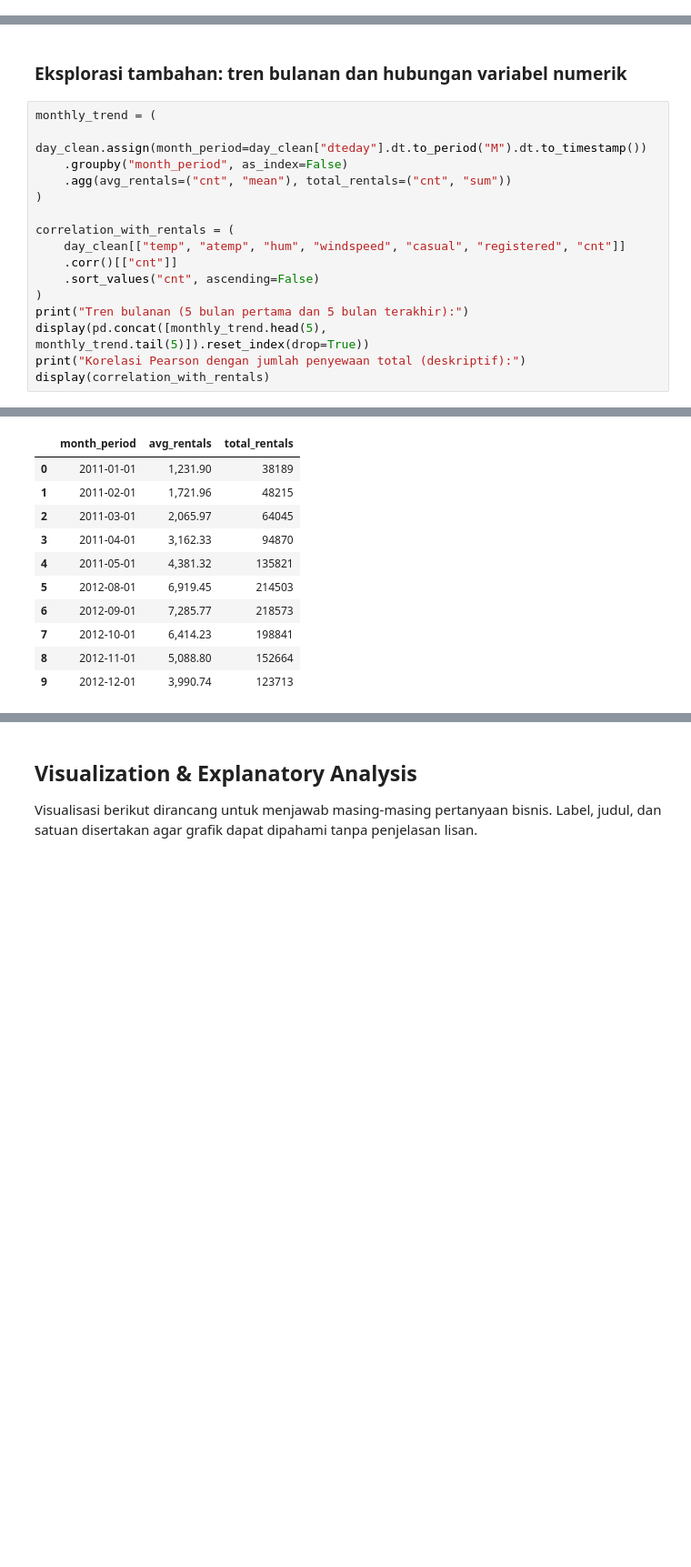
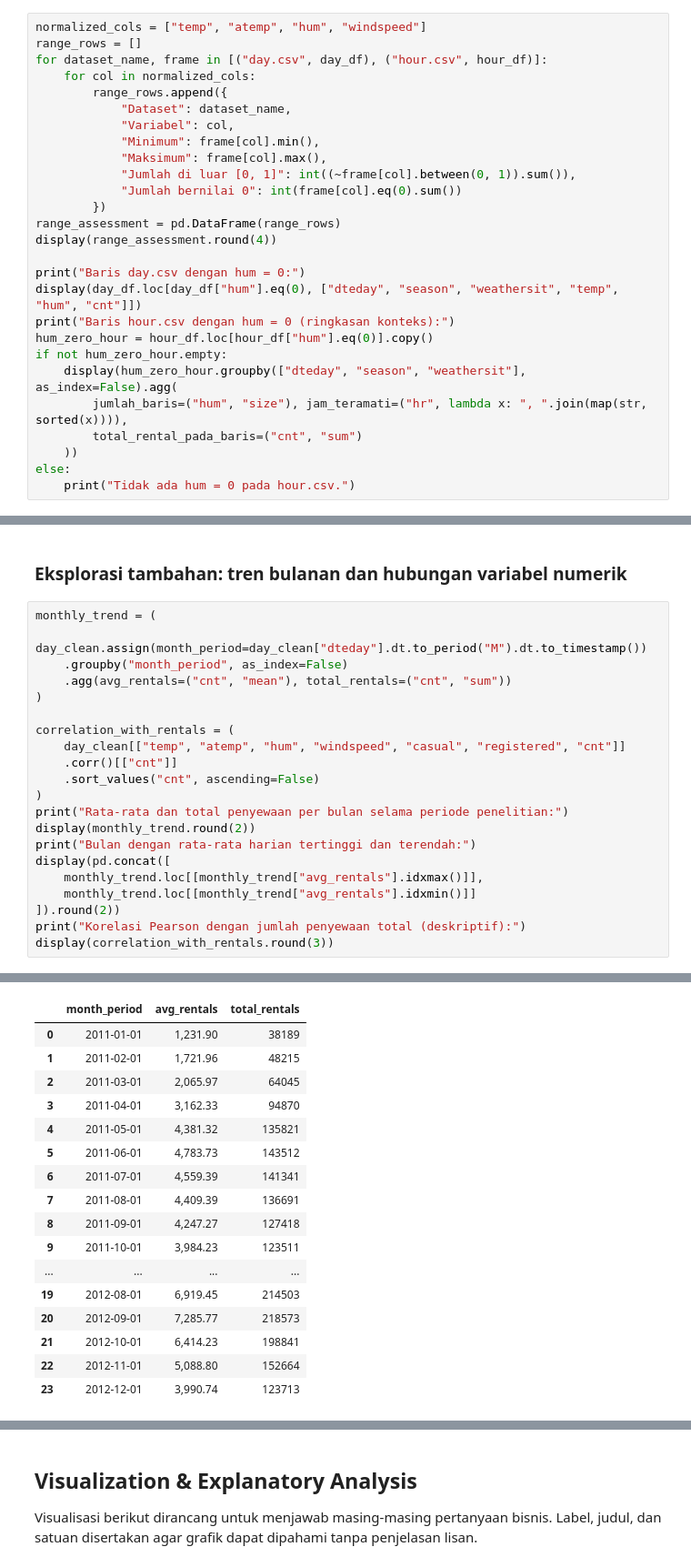
Before and after one commit to alpucado/bike-sharing-analytics, a Jupyter notebook: Proyek_Analisis_Data_Bike_Sharing.ipynb, the cells around one changed output, grey strips where cells are left out. Shown at 91% size. Cells and saved outputs as stored; diff of their text form; blank space fills up the shorter version.

```diff
--- a/Proyek_Analisis_Data_Bike_Sharing.ipynb
+++ b/Proyek_Analisis_Data_Bike_Sharing.ipynb
@@ -113,0 +196,27 @@ Pemeriksaan kualitas dilakukan terhadap kelengkapan, duplikasi, konsistensi nila
+# %%
+normalized_cols = ["temp", "atemp", "hum", "windspeed"]
+range_rows = []
+for dataset_name, frame in [("day.csv", day_df), ("hour.csv", hour_df)]:
+    for col in normalized_cols:
+        range_rows.append({
+            "Dataset": dataset_name,
+            "Variabel": col,
+            "Minimum": frame[col].min(),
+            "Maksimum": frame[col].max(),
+            "Jumlah di luar [0, 1]": int((~frame[col].between(0, 1)).sum()),
+            "Jumlah bernilai 0": int(frame[col].eq(0).sum())
+        })
+range_assessment = pd.DataFrame(range_rows)
+display(range_assessment.round(4))
+
+print("Baris day.csv dengan hum = 0:")
+display(day_df.loc[day_df["hum"].eq(0), ["dteday", "season", "weathersit", "temp", "hum", "cnt"]])
+print("Baris hour.csv dengan hum = 0 (ringkasan konteks):")
+hum_zero_hour = hour_df.loc[hour_df["hum"].eq(0)].copy()
+if not hum_zero_hour.empty:
+    display(hum_zero_hour.groupby(["dteday", "season", "weathersit"], as_index=False).agg(
+        jumlah_baris=("hum", "size"), jam_teramati=("hr", lambda x: ", ".join(map(str, sorted(x)))),
+        total_rental_pada_baris=("cnt", "sum")
+    ))
+else:
+    print("Tidak ada hum = 0 pada hour.csv.")
@@ -471,8 +836,13 @@ correlation_with_rentals = (
     .corr()[["cnt"]]
     .sort_values("cnt", ascending=False)
 )
-print("Tren bulanan (5 bulan pertama dan 5 bulan terakhir):")
-display(pd.concat([monthly_trend.head(5), monthly_trend.tail(5)]).reset_index(drop=True))
+print("Rata-rata dan total penyewaan per bulan selama periode penelitian:")
+display(monthly_trend.round(2))
+print("Bulan dengan rata-rata harian tertinggi dan terendah:")
+display(pd.concat([
+    monthly_trend.loc[[monthly_trend["avg_rentals"].idxmax()]],
+    monthly_trend.loc[[monthly_trend["avg_rentals"].idxmin()]]
+]).round(2))
 print("Korelasi Pearson dengan jumlah penyewaan total (deskriptif):")
-display(correlation_with_rentals)
+display(correlation_with_rentals.round(3))
 # %% [output]
@@ -480,11 +850,17 @@ Tren bulanan (5 bulan pertama dan 5 bulan terakhir):
 |  | month_period | avg_rentals | total_rentals |
 | 0 | 2011-01-01 | 1,231.90 | 38189 |
 | 1 | 2011-02-01 | 1,721.96 | 48215 |
 | 2 | 2011-03-01 | 2,065.97 | 64045 |
 | 3 | 2011-04-01 | 3,162.33 | 94870 |
 | 4 | 2011-05-01 | 4,381.32 | 135821 |
-| 5 | 2012-08-01 | 6,919.45 | 214503 |
-| 6 | 2012-09-01 | 7,285.77 | 218573 |
-| 7 | 2012-10-01 | 6,414.23 | 198841 |
-| 8 | 2012-11-01 | 5,088.80 | 152664 |
-| 9 | 2012-12-01 | 3,990.74 | 123713 |
+| 5 | 2011-06-01 | 4,783.73 | 143512 |
+| 6 | 2011-07-01 | 4,559.39 | 141341 |
+| 7 | 2011-08-01 | 4,409.39 | 136691 |
+| 8 | 2011-09-01 | 4,247.27 | 127418 |
+| 9 | 2011-10-01 | 3,984.23 | 123511 |
+| ... | ... | ... | ... |
+| 19 | 2012-08-01 | 6,919.45 | 214503 |
+| 20 | 2012-09-01 | 7,285.77 | 218573 |
+| 21 | 2012-10-01 | 6,414.23 | 198841 |
+| 22 | 2012-11-01 | 5,088.80 | 152664 |
+| 23 | 2012-12-01 | 3,990.74 | 123713 |
```
Also changed, not shown: parts of 34 cells of this notebook, 9 other files.
